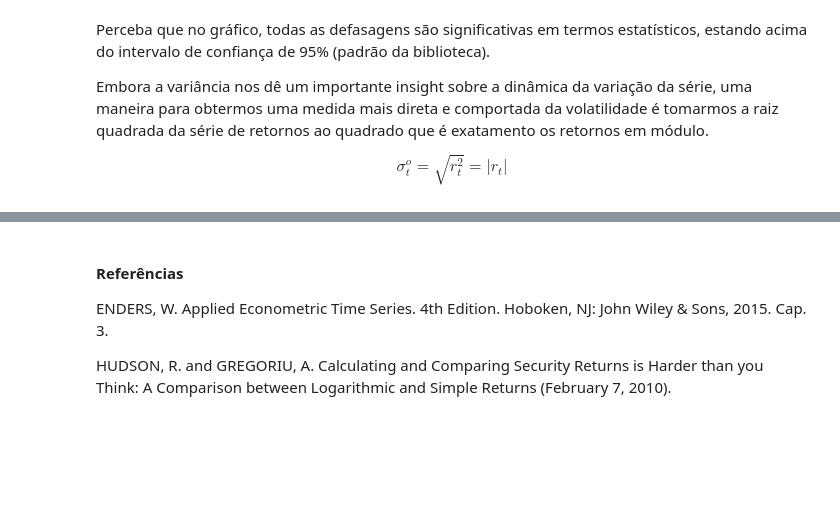
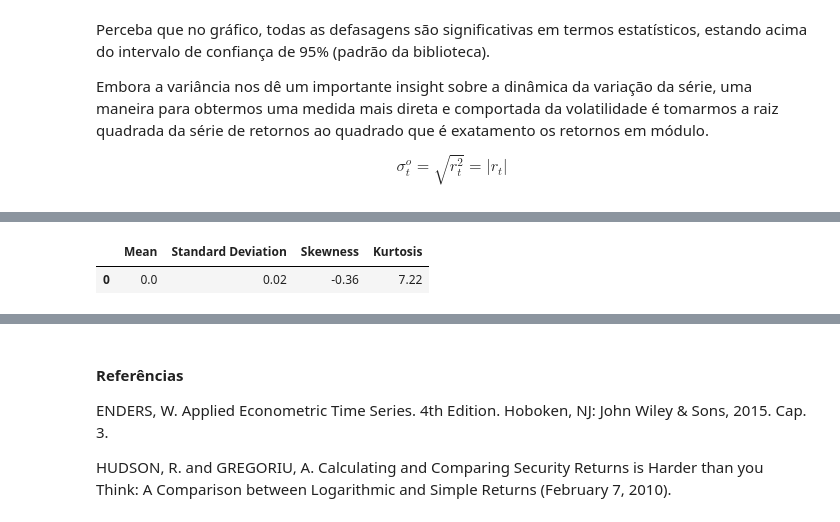
Before and after one commit to ViniNazato/FinancialEconometrics, a Jupyter notebook: Risk Modelling/1.Return_Properties.ipynb, the cells around one changed output, grey strips where cells are left out. Cells and saved outputs as stored; diff of their text form; code cells hidden in the pictures; blank space fills up the shorter version.

```diff
--- a/Risk Modelling/1.Return_Properties.ipynb
+++ b/Risk Modelling/1.Return_Properties.ipynb
@@ -160,0 +191,11 @@ $$E(y_t - \mu)(y_{t-j} - \mu) = \gamma_j $$
+# %%
+df_moments = pd.DataFrame({
+    'Mean': [ribov.mean()],
+    'Standard Deviation': [ribov.std()],
+    'Skewness': [stats.skew(ribov)],
+    'Kurtosis': [stats.kurtosis(ribov)]
+    })
+df_moments.round(2)
+# %% [output]
+|  | Mean | Standard Deviation | Skewness | Kurtosis |
+| 0 | 0.0 | 0.02 | -0.36 | 7.22 |
```
Also changed, not shown: parts of 19 cells of this notebook, 1 other file.
